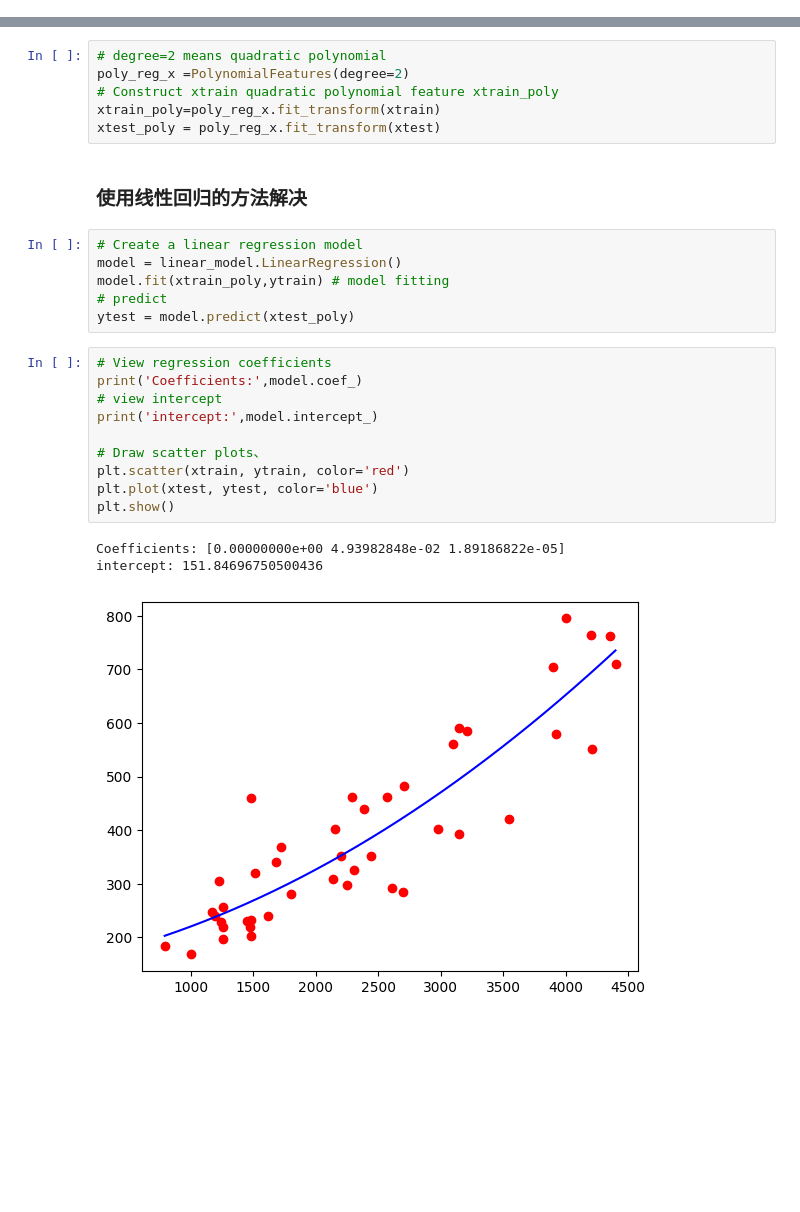
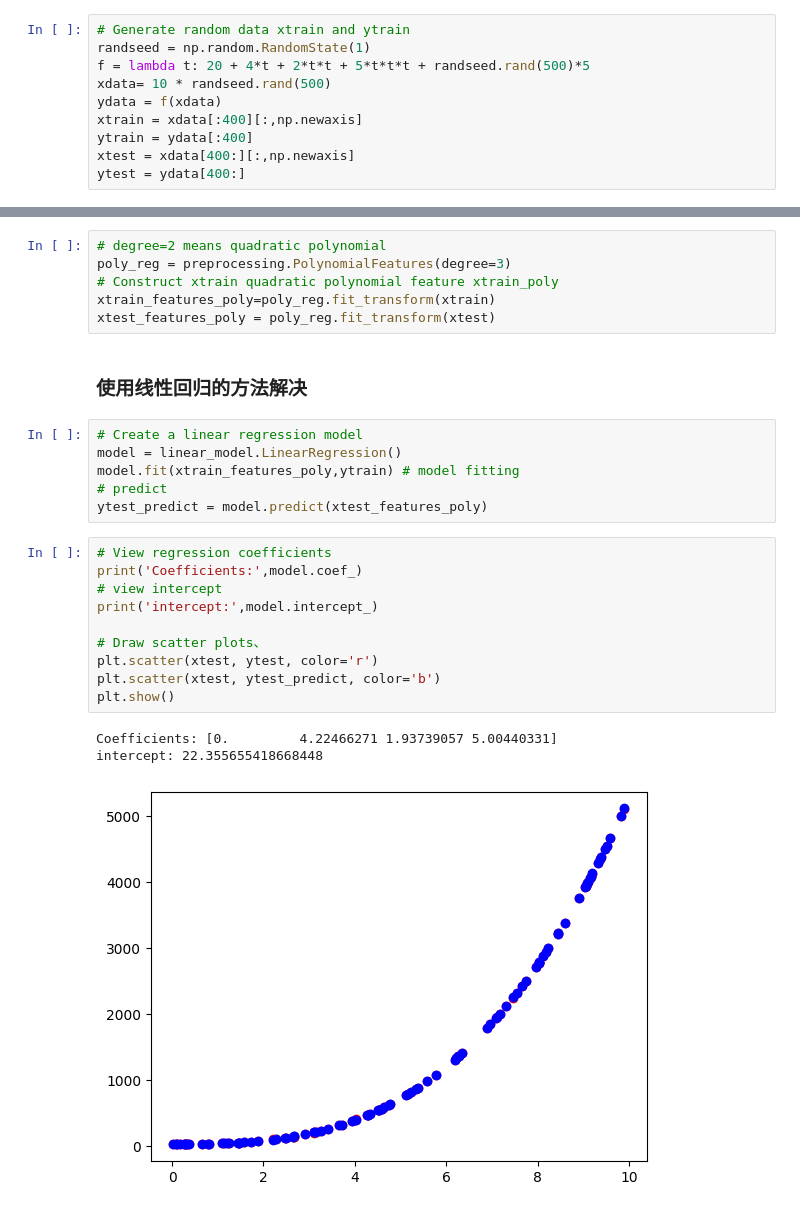
Before and after one commit to SILENT-GUO/MCM_works, a Jupyter notebook: 模型相关/回归.ipynb, the cells around one changed output, grey strips where cells are left out. Saved outputs shown, nothing was run; the diff lists cells and outputs as text; blank space fills up the shorter version.

```diff
--- a/模型相关/回归.ipynb
+++ b/模型相关/回归.ipynb
@@ -247,0 +249,10 @@ xtest = np.arange(min(xtrain) , max(xtrain)).reshape([-1, 1])
+# %%
+# Generate random data xtrain and ytrain
+randseed = np.random.RandomState(1)
+f = lambda t: 20 + 4*t + 2*t*t + 5*t*t*t + randseed.rand(500)*5
+xdata= 10 * randseed.rand(500)
+ydata = f(xdata)
+xtrain = xdata[:400][:,np.newaxis]
+ytrain = ydata[:400]
+xtest = xdata[400:][:,np.newaxis]
+ytest = ydata[400:]
@@ -248,28 +267,28 @@ xtest = np.arange(min(xtrain) , max(xtrain)).reshape([-1, 1])
 # %%
 # degree=2 means quadratic polynomial
-poly_reg_x =PolynomialFeatures(degree=2)
+poly_reg = preprocessing.PolynomialFeatures(degree=3)
 # Construct xtrain quadratic polynomial feature xtrain_poly
-xtrain_poly=poly_reg_x.fit_transform(xtrain)
-xtest_poly = poly_reg_x.fit_transform(xtest)
+xtrain_features_poly=poly_reg.fit_transform(xtrain)
+xtest_features_poly = poly_reg.fit_transform(xtest)
 # %% [markdown]
 ### 使用线性回归的方法解决
 # %%
 # Create a linear regression model
 model = linear_model.LinearRegression()
-model.fit(xtrain_poly,ytrain) # model fitting
+model.fit(xtrain_features_poly,ytrain) # model fitting
 # predict
-ytest = model.predict(xtest_poly)
+ytest_predict = model.predict(xtest_features_poly)
 # %%
 # View regression coefficients
 print('Coefficients:',model.coef_)
 # view intercept
 print('intercept:',model.intercept_)
 
 # Draw scatter plots、
-plt.scatter(xtrain, ytrain, color='red')
-plt.plot(xtest, ytest, color='blue')
+plt.scatter(xtest, ytest, color='r')
+plt.scatter(xtest, ytest_predict, color='b')
 plt.show()
 # %% [output]
-Coefficients: [0.00000000e+00 4.93982848e-02 1.89186822e-05]
-intercept: 151.84696750500436
+Coefficients: [0.         4.22466271 1.93739057 5.00440331]
+intercept: 22.355655418668448
-[figure, old version]
+[figure, new version]
```
Also changed, not shown: parts of 18 cells of this notebook.
